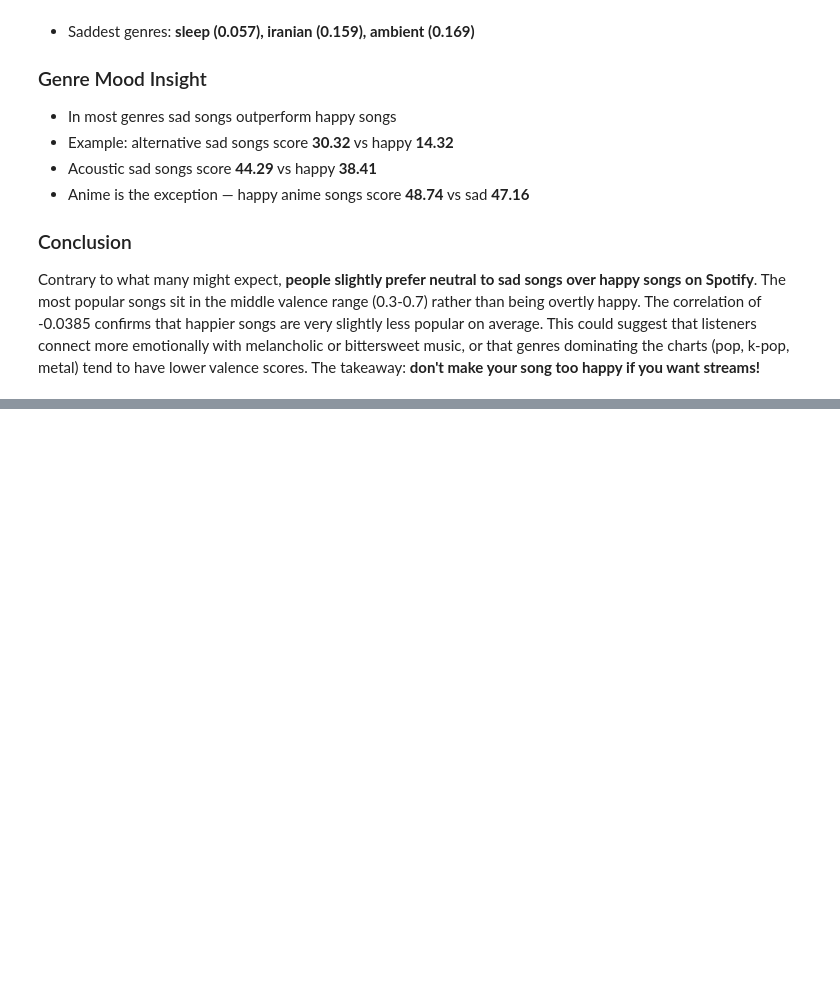
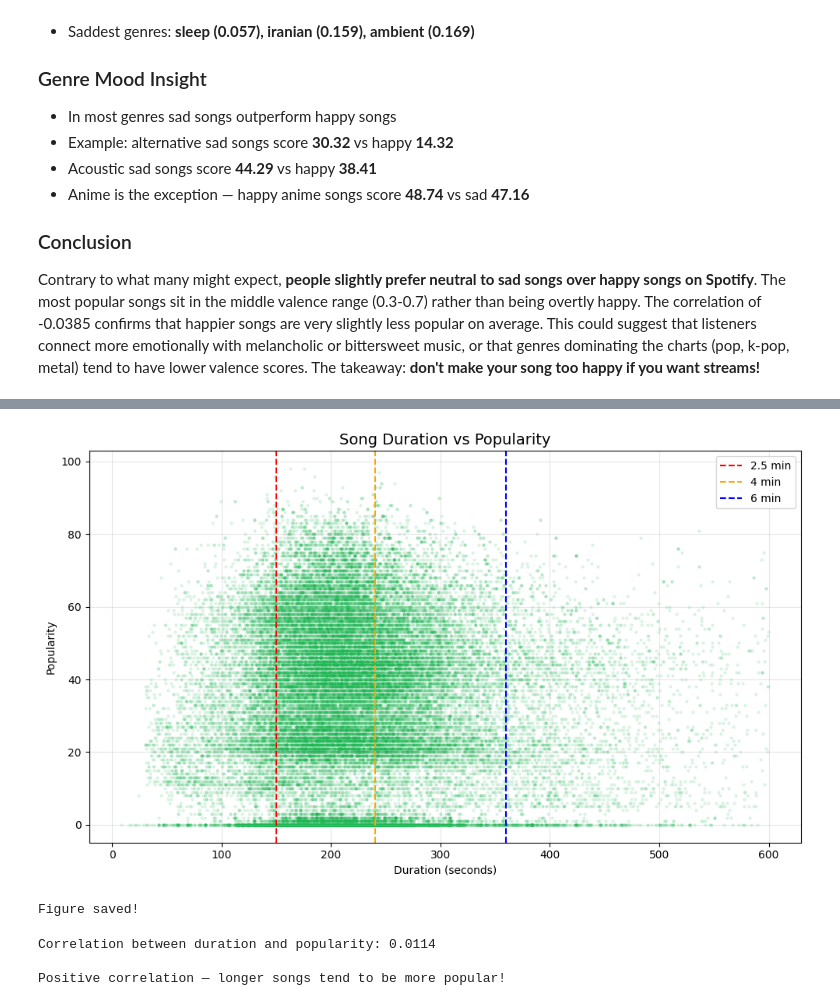
Before and after one commit to Dhumo986/cis4930-sp26-project-group-04, a Jupyter notebook: notebooks/question.ipynb, the cells around one changed output, grey strips where cells are left out. Saved outputs shown, nothing was run; the diff lists cells and outputs as text; code cells hidden in the pictures; blank space fills up the shorter version.

```diff
--- a/notebooks/question.ipynb
+++ b/notebooks/question.ipynb
@@ -414,0 +451,16 @@ The takeaway: **don't make your song too happy if you want streams!**
+# %%
+# Categorize songs by length
+def length_category(sec):
+    if sec < 150:
+        return 'Short (< 2.5 min)'
+    elif sec < 240:
+        return 'Medium (2.5-4 min)'
+    elif sec < 360:
+        return 'Long (4-6 min)'
+    else:
+        return 'Very Long (> 6 min)'
+
+df_clean['length_category'] = df_clean['duration_sec'].apply(length_category)
+
+print("Song length distribution:")
+print(df_clean['length_category'].value_counts())
@@ -414,0 +519,44 @@ The takeaway: **don't make your song too happy if you want streams!**
+# %%
+# Scatter plot — duration vs popularity
+fig, ax = plt.subplots(figsize=(10, 6))
+
+ax.scatter(
+    df_clean['duration_sec'],
+    df_clean['popularity'],
+    alpha=0.1,
+    s=5,
+    color='#1DB954'
+)
+
+ax.set_title('Song Duration vs Popularity', fontsize=14)
+ax.set_xlabel('Duration (seconds)')
+ax.set_ylabel('Popularity')
+ax.axvline(150, color='red', linestyle='--',
+           linewidth=1.5, label='2.5 min')
+ax.axvline(240, color='orange', linestyle='--',
+           linewidth=1.5, label='4 min')
+ax.axvline(360, color='blue', linestyle='--',
+           linewidth=1.5, label='6 min')
+ax.legend()
+ax.grid(alpha=0.3)
+
+fig.tight_layout()
+fig.savefig("../figures/duration_vs_popularity.png", dpi=300)
+plt.show()
+print("Figure saved!")
+# %% [output]
+[figure, added]
+Figure saved!
+# %%
+# Correlation between duration and popularity
+corr = df_clean['duration_sec'].corr(df_clean['popularity'])
+print(f"Correlation between duration and popularity: {corr:.4f}")
+print()
+if corr < 0:
+    print("Negative correlation — shorter songs tend to be more popular!")
+else:
+    print("Positive correlation — longer songs tend to be more popular!")
+# %% [output]
+Correlation between duration and popularity: 0.0114
+
+Positive correlation — longer songs tend to be more popular!
```
Also changed, not shown: parts of 9 cells of this notebook.
